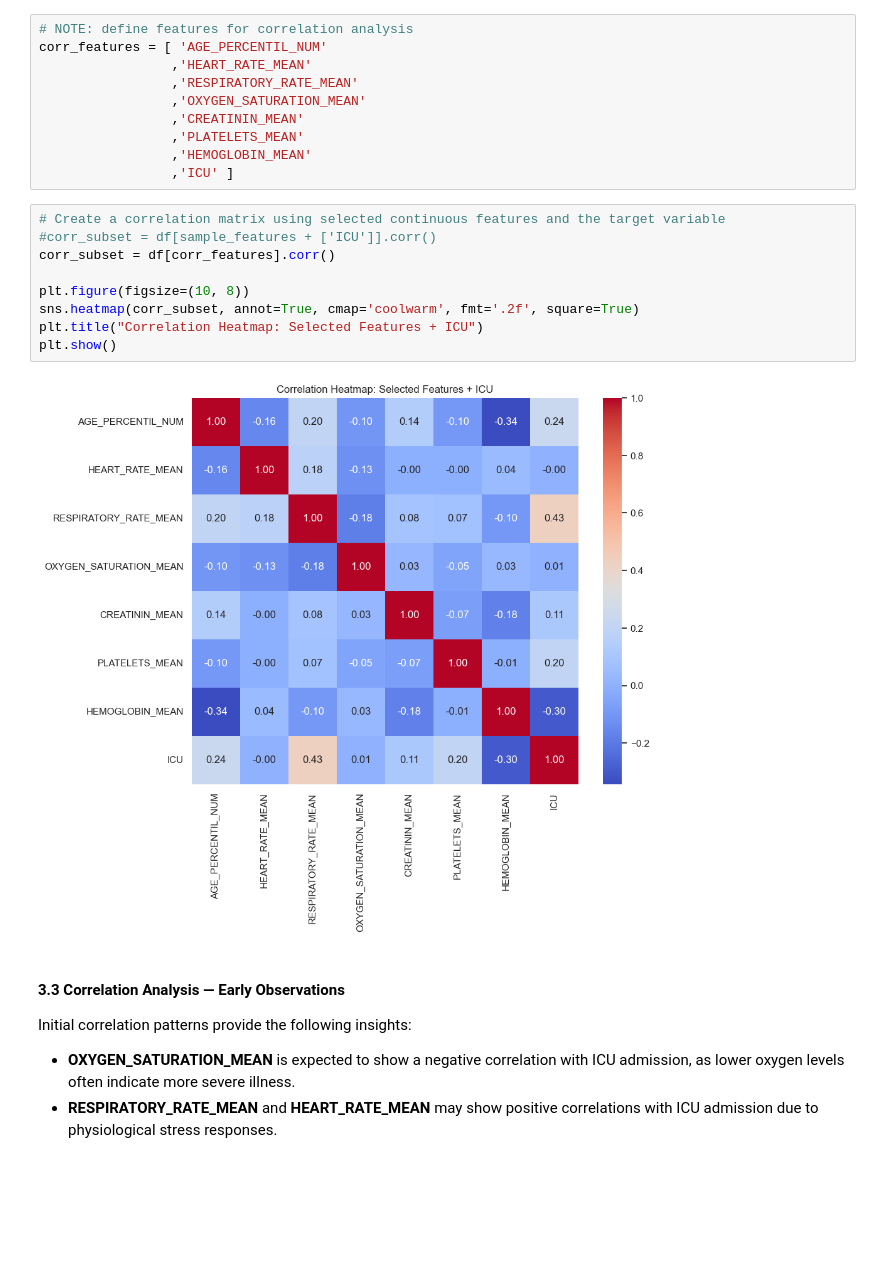
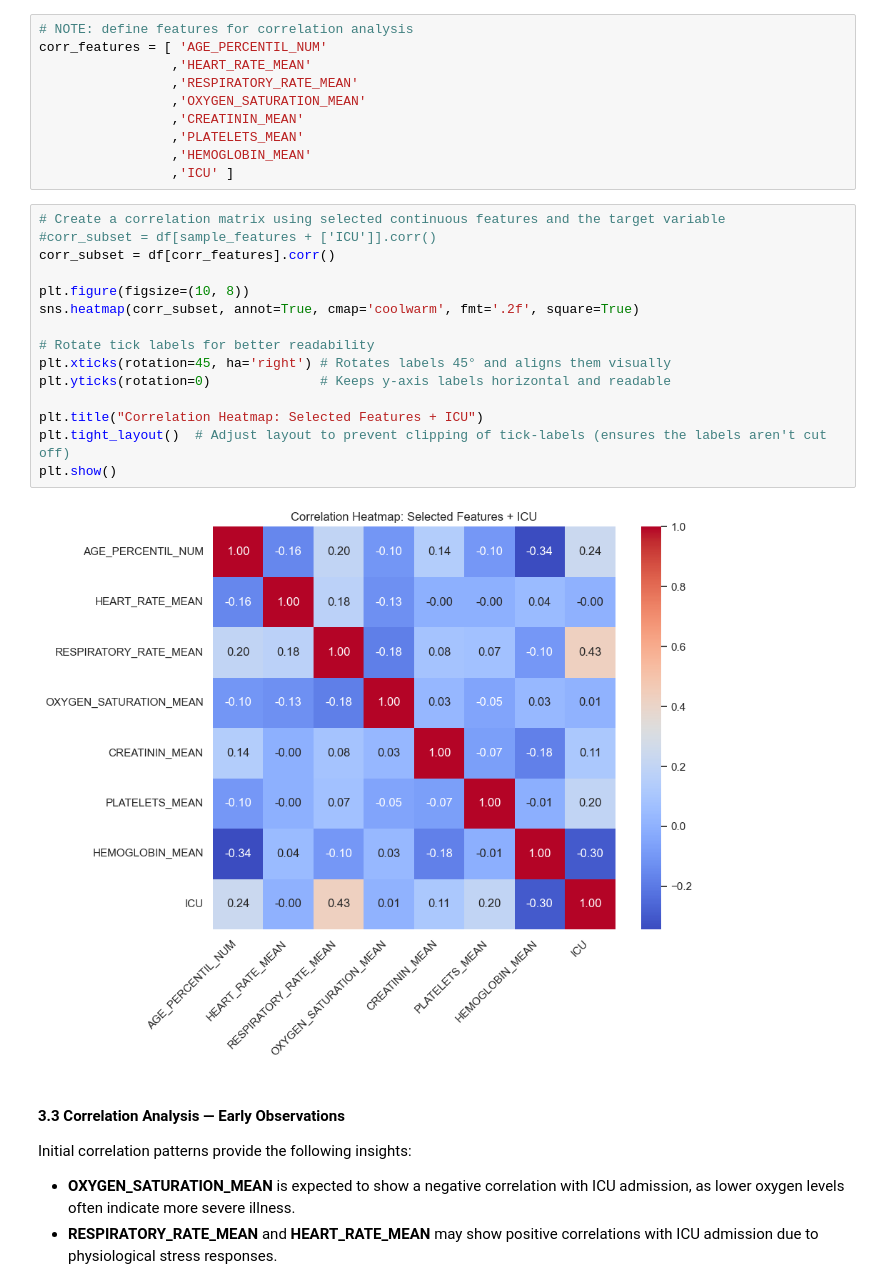
Before and after one commit to randel-bjorkquist/jupyter-notebooks-vscode, a Jupyter notebook: Project4_CapstoneProject_Analyzing_COVID19_Pandemic.ipynb, the cells around one changed output. Drawn from its saved outputs; the diff is of its cells as text; blank space fills up the shorter version.

```diff
--- a/Project4_CapstoneProject_Analyzing_COVID19_Pandemic.ipynb
+++ b/Project4_CapstoneProject_Analyzing_COVID19_Pandemic.ipynb
@@ -393,14 +406,20 @@ corr_features = [ 'AGE_PERCENTIL_NUM'
 # %%
 # Create a correlation matrix using selected continuous features and the target variable
 #corr_subset = df[sample_features + ['ICU']].corr()
 corr_subset = df[corr_features].corr()
 
 plt.figure(figsize=(10, 8))
 sns.heatmap(corr_subset, annot=True, cmap='coolwarm', fmt='.2f', square=True)
+
+# Rotate tick labels for better readability
+plt.xticks(rotation=45, ha='right') # Rotates labels 45° and aligns them visually
+plt.yticks(rotation=0)              # Keeps y-axis labels horizontal and readable
+
 plt.title("Correlation Heatmap: Selected Features + ICU")
+plt.tight_layout()  # Adjust layout to prevent clipping of tick-labels (ensures the labels aren't cut off)
 plt.show()
 # %% [output]
-[figure, old version]
+[figure, new version]
 # %% [markdown]
 #### 3.3 Correlation Analysis — Early Observations
 
```
Also changed, not shown: parts of 19 cells of this notebook.
